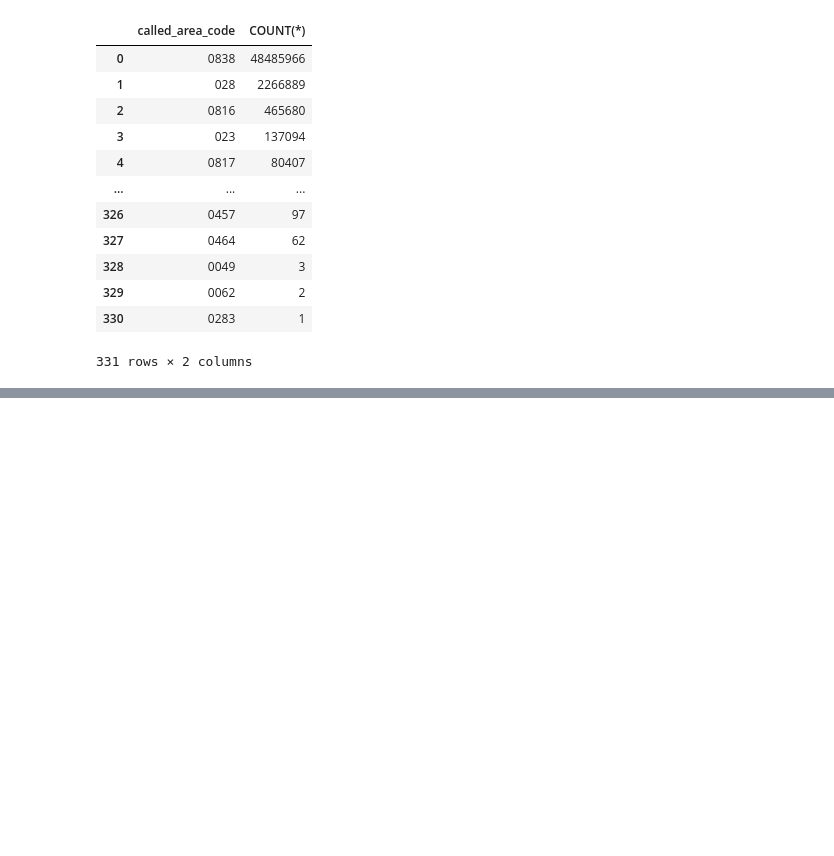
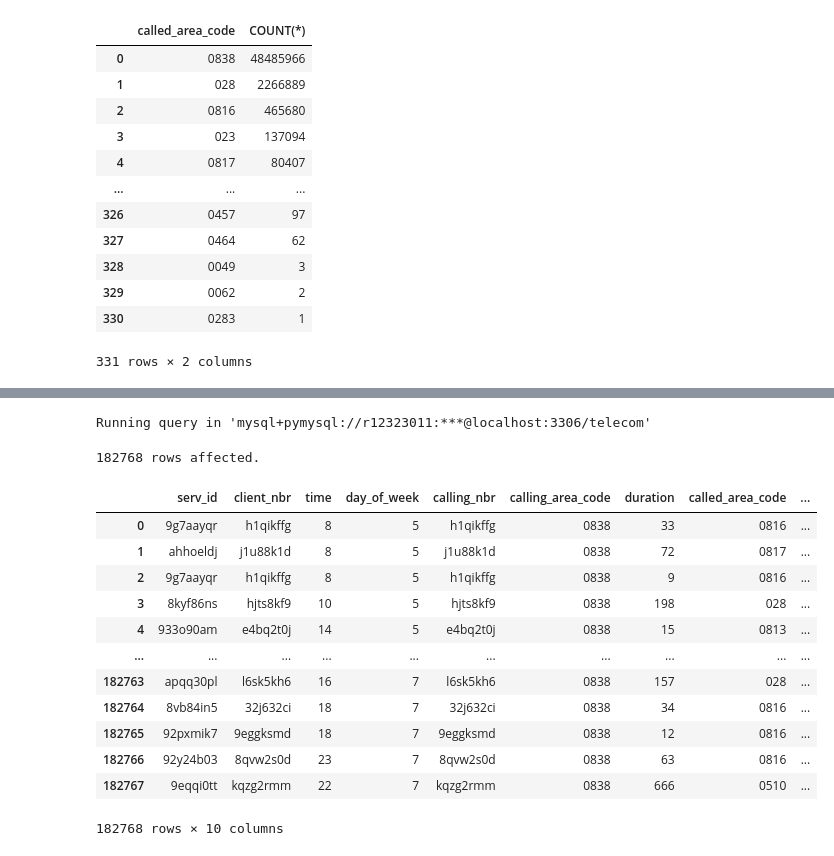
Before and after one commit to githubjacky/telecom, a Jupyter notebook: notebooks/data_info/raw/calling_records.ipynb, the cells around one changed output, grey strips where cells are left out. Cells and saved outputs as stored; diff of their text form; code cells hidden in the pictures; blank space fills up the shorter version.

Commit message:
finish inspect_calling_called_location

```diff
--- a/notebooks/data_info/raw/calling_records.ipynb
+++ b/notebooks/data_info/raw/calling_records.ipynb
@@ -1166,0 +1222,24 @@ Running query in 'mysql+pyodbc://telecom'
+# %%
+%%sql
+
+SELECT *
+FROM clean_cdr
+WHERE
+    cell_id NOT IN (SELECT CELL_16 FROM tower) AND
+    calling_area_code = 0838 AND called_area_code != 0838
+# %% [output]
+Running query in 'mysql+pymysql://r12323011:***@localhost:3306/telecom'
+182768 rows affected.
+|  | serv_id | client_nbr | time | day_of_week | calling_nbr | calling_area_code | duration | called_area_code | ... |
+| 0 | 9g7aayqr | h1qikffg | 8 | 5 | h1qikffg | 0838 | 33 | 0816 | ... |
+| 1 | ahhoeldj | j1u88k1d | 8 | 5 | j1u88k1d | 0838 | 72 | 0817 | ... |
+| 2 | 9g7aayqr | h1qikffg | 8 | 5 | h1qikffg | 0838 | 9 | 0816 | ... |
+| 3 | 8kyf86ns | hjts8kf9 | 10 | 5 | hjts8kf9 | 0838 | 198 | 028 | ... |
+| 4 | 933o90am | e4bq2t0j | 14 | 5 | e4bq2t0j | 0838 | 15 | 0813 | ... |
+| ... | ... | ... | ... | ... | ... | ... | ... | ... | ... |
+| 182763 | apqq30pl | l6sk5kh6 | 16 | 7 | l6sk5kh6 | 0838 | 157 | 028 | ... |
+| 182764 | 8vb84in5 | 32j632ci | 18 | 7 | 32j632ci | 0838 | 34 | 0816 | ... |
+| 182765 | 92pxmik7 | 9eggksmd | 18 | 7 | 9eggksmd | 0838 | 12 | 0816 | ... |
+| 182766 | 92y24b03 | 8qvw2s0d | 23 | 7 | 8qvw2s0d | 0838 | 63 | 0816 | ... |
+| 182767 | 9eqqi0tt | kqzg2rmm | 22 | 7 | kqzg2rmm | 0838 | 666 | 0510 | ... |
+182768 rows × 10 columns
```
Also changed, not shown: parts of 16 cells of this notebook, 26 other files.
